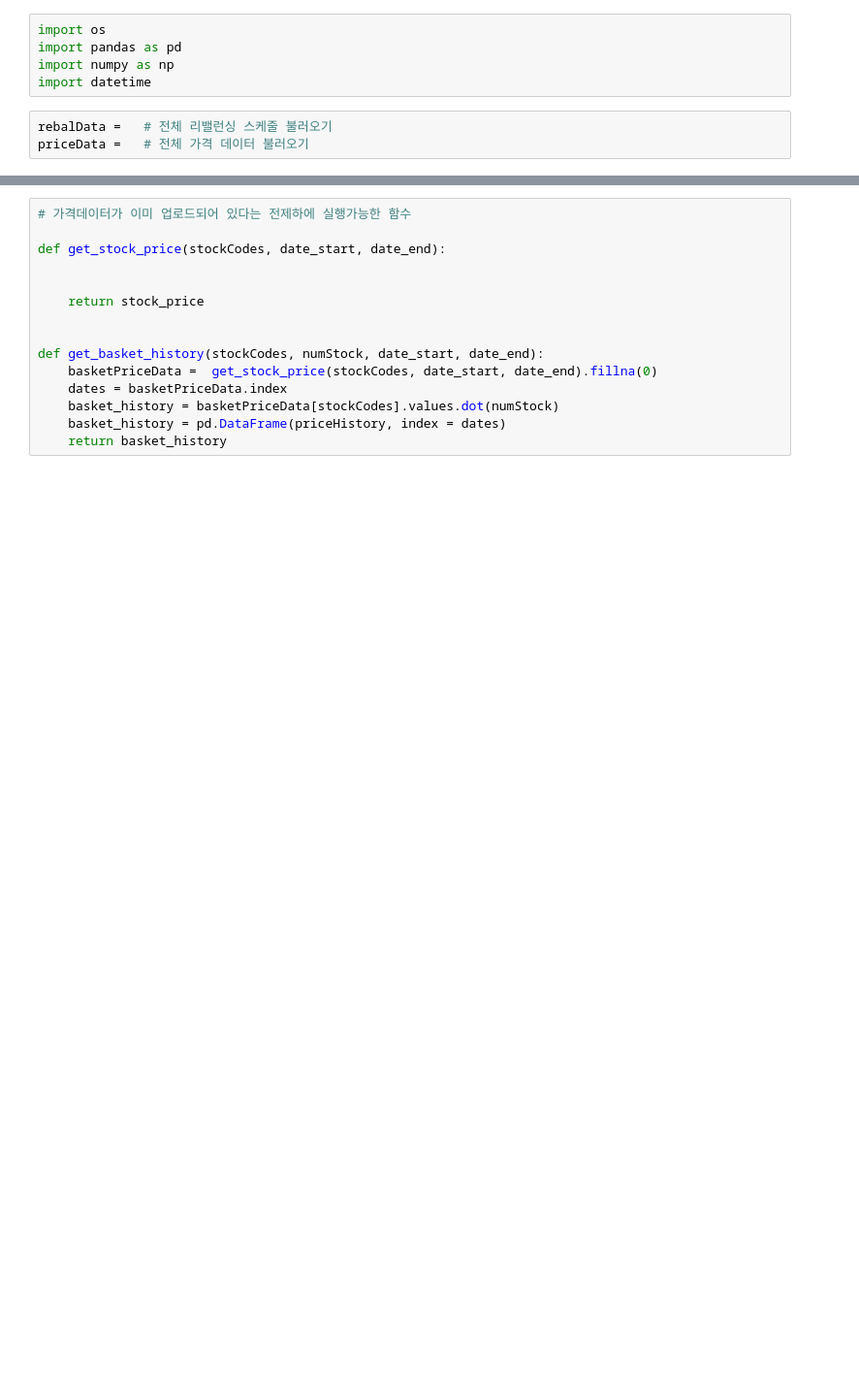
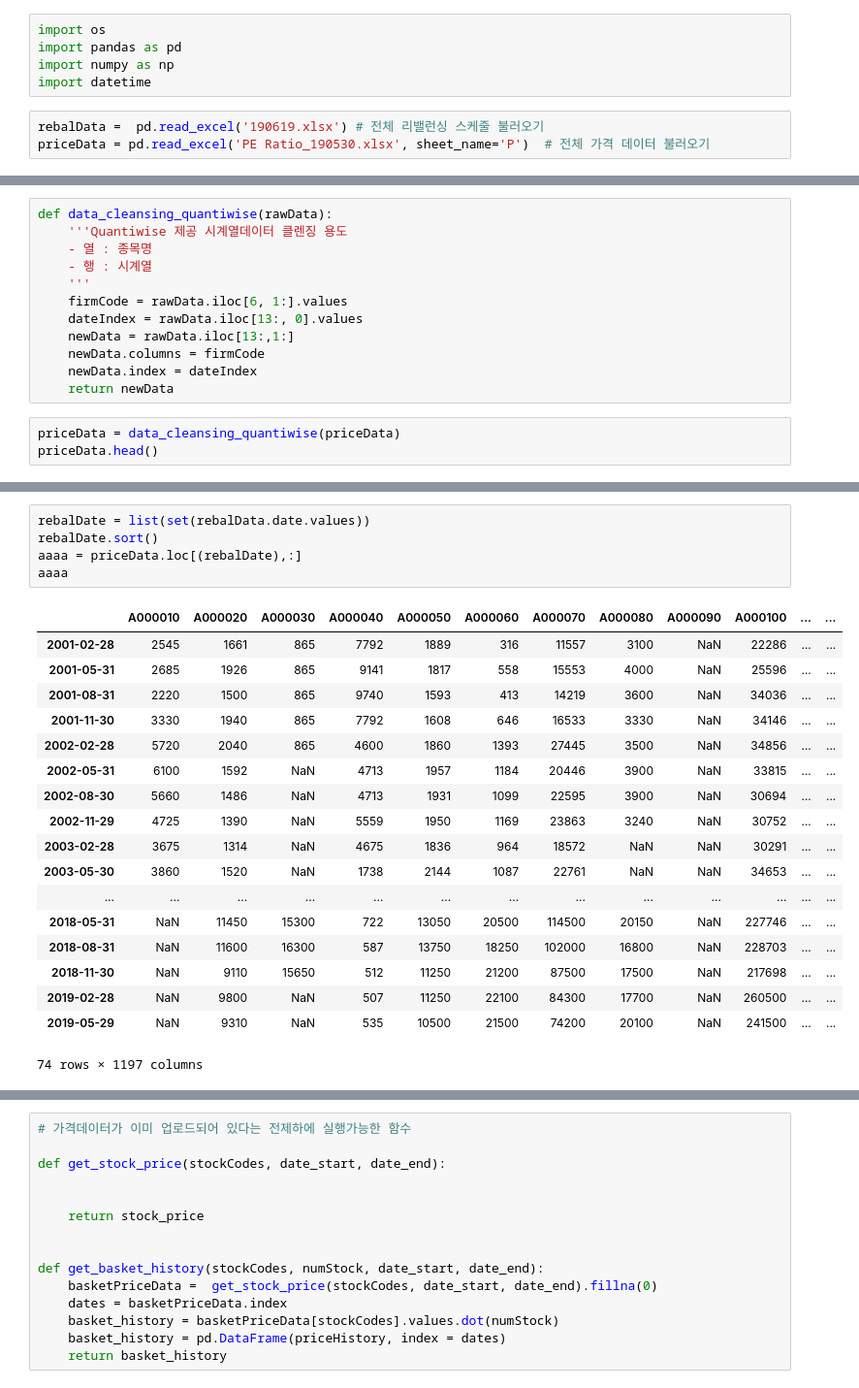
Before and after one commit to capricorn89/Lecture, a Jupyter notebook: Lecture 6. Backtest.ipynb, the cells around one changed output, grey strips where cells are left out. Shown: that part at 97% size. Saved outputs shown, nothing was run; the diff lists cells and outputs as text; blank space fills up the shorter version.

```diff
--- a/Lecture 6. Backtest.ipynb
+++ b/Lecture 6. Backtest.ipynb
@@ -4,5 +4,5 @@ import pandas as pd
 import numpy as np
 import datetime
 # %%
-rebalData =   # 전체 리밸런싱 스케줄 불러오기
-priceData =   # 전체 가격 데이터 불러오기
+rebalData =  pd.read_excel('190619.xlsx') # 전체 리밸런싱 스케줄 불러오기
+priceData = pd.read_excel('PE Ratio_190530.xlsx', sheet_name='P')  # 전체 가격 데이터 불러오기
@@ -8,0 +28,15 @@ priceData =   # 전체 가격 데이터 불러오기
+# %%
+def data_cleansing_quantiwise(rawData):
+    '''Quantiwise 제공 시계열데이터 클렌징 용도
+    - 열 : 종목명
+    - 행 : 시계열
+    '''
+    firmCode = rawData.iloc[6, 1:].values
+    dateIndex = rawData.iloc[13:, 0].values
+    newData = rawData.iloc[13:,1:]
+    newData.columns = firmCode
+    newData.index = dateIndex
+    return newData
+# %%
+priceData = data_cleansing_quantiwise(priceData)
+priceData.head()
@@ -8,0 +51,24 @@ priceData =   # 전체 가격 데이터 불러오기
+# %%
+rebalDate = list(set(rebalData.date.values))
+rebalDate.sort()
+aaaa = priceData.loc[(rebalDate),:]
+aaaa
+# %% [output]
+|  | A000010 | A000020 | A000030 | A000040 | A000050 | A000060 | A000070 | A000080 | A000090 | A000100 | ... | ... |
+| 2001-02-28 | 2545 | 1661 | 865 | 7792 | 1889 | 316 | 11557 | 3100 | NaN | 22286 | ... | ... |
+| 2001-05-31 | 2685 | 1926 | 865 | 9141 | 1817 | 558 | 15553 | 4000 | NaN | 25596 | ... | ... |
+| 2001-08-31 | 2220 | 1500 | 865 | 9740 | 1593 | 413 | 14219 | 3600 | NaN | 34036 | ... | ... |
+| 2001-11-30 | 3330 | 1940 | 865 | 7792 | 1608 | 646 | 16533 | 3330 | NaN | 34146 | ... | ... |
+| 2002-02-28 | 5720 | 2040 | 865 | 4600 | 1860 | 1393 | 27445 | 3500 | NaN | 34856 | ... | ... |
+| 2002-05-31 | 6100 | 1592 | NaN | 4713 | 1957 | 1184 | 20446 | 3900 | NaN | 33815 | ... | ... |
+| 2002-08-30 | 5660 | 1486 | NaN | 4713 | 1931 | 1099 | 22595 | 3900 | NaN | 30694 | ... | ... |
+| 2002-11-29 | 4725 | 1390 | NaN | 5559 | 1950 | 1169 | 23863 | 3240 | NaN | 30752 | ... | ... |
+| 2003-02-28 | 3675 | 1314 | NaN | 4675 | 1836 | 964 | 18572 | NaN | NaN | 30291 | ... | ... |
+| 2003-05-30 | 3860 | 1520 | NaN | 1738 | 2144 | 1087 | 22761 | NaN | NaN | 34653 | ... | ... |
+| ... | ... | ... | ... | ... | ... | ... | ... | ... | ... | ... | ... | ... |
+| 2018-05-31 | NaN | 11450 | 15300 | 722 | 13050 | 20500 | 114500 | 20150 | NaN | 227746 | ... | ... |
+| 2018-08-31 | NaN | 11600 | 16300 | 587 | 13750 | 18250 | 102000 | 16800 | NaN | 228703 | ... | ... |
+| 2018-11-30 | NaN | 9110 | 15650 | 512 | 11250 | 21200 | 87500 | 17500 | NaN | 217698 | ... | ... |
+| 2019-02-28 | NaN | 9800 | NaN | 507 | 11250 | 22100 | 84300 | 17700 | NaN | 260500 | ... | ... |
+| 2019-05-29 | NaN | 9310 | NaN | 535 | 10500 | 21500 | 74200 | 20100 | NaN | 241500 | ... | ... |
+74 rows × 1197 columns
```
Also changed, not shown: parts of 5 cells of this notebook, 3 other files.
